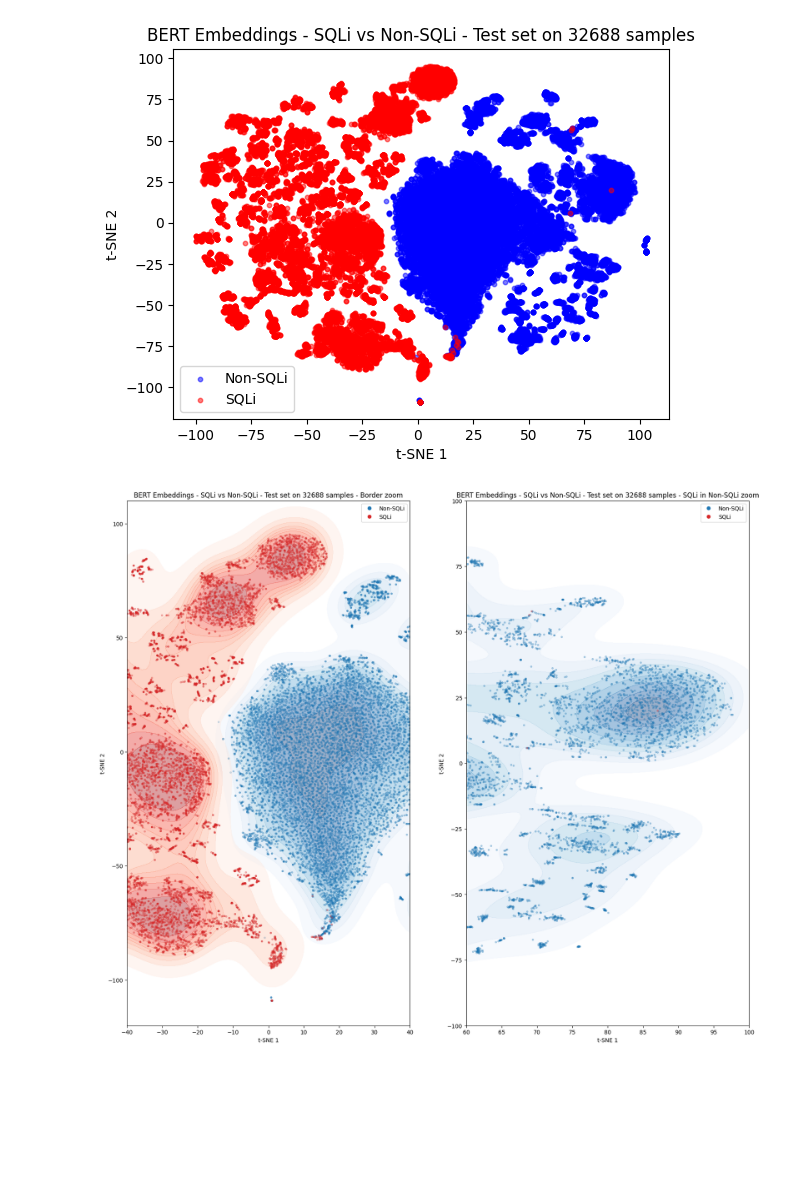
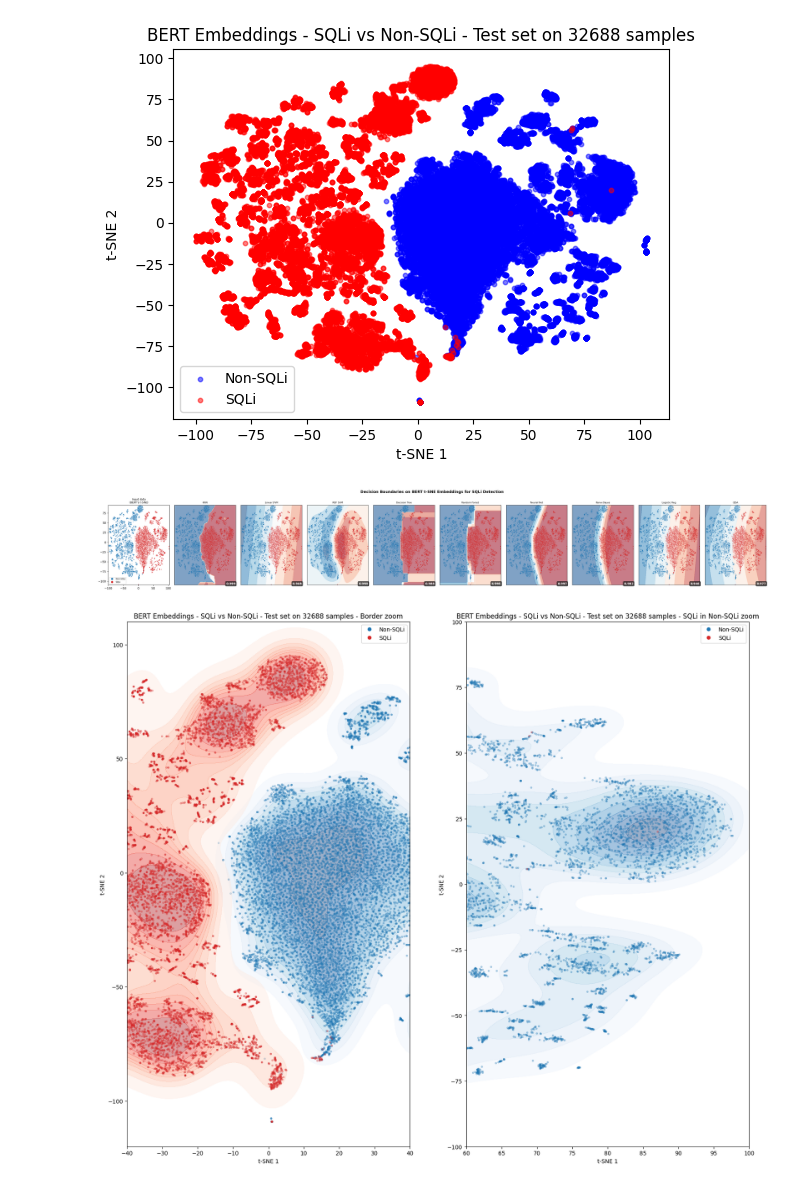
Before and after one commit to viserionnina/bert-sqli-detection, a Jupyter notebook: notebooks/training.ipynb, the cells around one changed output. Saved outputs shown, nothing was run; the diff lists cells and outputs as text; code cells hidden in the pictures; blank space fills up the shorter version.

```diff
--- a/notebooks/training.ipynb
+++ b/notebooks/training.ipynb
@@ -806,6 +806,87 @@ plt.savefig('../results/tsne_scatter_32688_samples_test.png', dpi=300, bbox_inch
 plt.show()
 # %% [output]
 [figure]
+# %%
+# Authors: The scikit-learn developers (modified by me to display BERT's + t-SNE coordinates)
+# SPDX-License-Identifier: BSD-3-Clause
+from matplotlib.colors import ListedColormap
+from matplotlib.lines import Line2D
+from sklearn.discriminant_analysis import QuadraticDiscriminantAnalysis
+from sklearn.ensemble import RandomForestClassifier, IsolationForest
+from sklearn.inspection import DecisionBoundaryDisplay
+from sklearn.linear_model import LogisticRegression
+from sklearn.model_selection import train_test_split
+from sklearn.naive_bayes import GaussianNB
+from sklearn.neighbors import KNeighborsClassifier
+from sklearn.neural_network import MLPClassifier
+from sklearn.pipeline import make_pipeline
+from sklearn.preprocessing import StandardScaler
+from sklearn.svm import SVC
+from sklearn.tree import DecisionTreeClassifier
+
+# Sample of 10000 points (just for basic visualization, we don't need everything)
+np.random.seed(42)
+idx = np.random.choice(len(X_2d), size=10000, replace=False)
+X_vis = X_2d[idx]
+y_vis = y[idx]
+
+X_train, X_test, y_train, y_test = train_test_split( X_vis, y_vis, test_size=0.3, random_state=42)
+
+names = ["KNN", "Linear SVM", "RBF SVM", "Decision Tree","Random Forest", "Neural Net", "Naive Bayes", "Logistic Reg.", "QDA"]
+
+classifiers = [
+    KNeighborsClassifier(5),
+    SVC(kernel="linear", C=0.025, random_state=42),
+    SVC(gamma=2, C=1, random_state=42),
+    DecisionTreeClassifier(max_depth=5, random_state=42),
+    RandomForestClassifier(max_depth=5, n_estimators=10, random_state=42),
+    MLPClassifier(alpha=1, max_iter=500, random_state=42),
+    GaussianNB(),
+    LogisticRegression(random_state=42),
+    QuadraticDiscriminantAnalysis(),
+]
+
+cm = plt.cm.RdBu
+cm_bright = ListedColormap(["#d62728", "#1f77b4"])  #red=SQLi, blue=Non-SQLi
+
+x_min, x_max = X_vis[:, 0].min() - 0.5, X_vis[:, 0].max() + 0.5
+y_min, y_max = X_vis[:, 1].min() - 0.5, X_vis[:, 1].max() + 0.5
+
+fig, ax = plt.subplots(1, len(classifiers) + 1, figsize=(32, 5))
+fig.suptitle("Decision Boundaries on BERT t-SNE Embeddings for SQLi Detection", fontsize=13, fontweight='bold')
+
+#Our input data - Test set from BERT's t-SNE
+ax[0].scatter(X_train[:, 0], X_train[:, 1], c=y_train, cmap=cm_bright, alpha=0.4, s=5, edgecolors='none')
+ax[0].scatter(X_test[:, 0], X_test[:, 1], c=y_test, cmap=cm_bright, alpha=0.25, s=5, edgecolors='none')
+ax[0].set_xlim(x_min, x_max)
+ax[0].set_ylim(y_min, y_max)
+ax[0].set_title("Input data\n(BERT's t-SNE)", fontsize=9)
+ax[0].legend(handles = [
+    Line2D([0], [0], marker='o', color='w', markerfacecolor='#1f77b4', markersize=8, label='Non-SQLi'),
+    Line2D([0], [0], marker='o', color='w', markerfacecolor='#d62728', markersize=8, label='SQLi')
+], fontsize=7, loc='lower left')
+
+# Classifier comparison
+for i, (name, clf) in enumerate(zip(names, classifiers)):
+    clf = make_pipeline(StandardScaler(), clf)
+    clf.fit(X_train, y_train)
+    score = clf.score(X_test, y_test)
+
+    DecisionBoundaryDisplay.from_estimator(clf, X_vis, cmap=cm, alpha=0.55, ax=ax[i+1], eps=0.5)
+    ax[i+1].scatter(X_train[:, 0], X_train[:, 1], c=y_train, cmap=cm_bright, alpha=0.35, s=4, edgecolors='none')
+    ax[i+1].scatter(X_test[:, 0], X_test[:, 1], c=y_test, cmap=cm_bright, alpha=0.25, s=4, edgecolors='none')
+    ax[i+1].set_xlim(x_min, x_max)
+    ax[i+1].set_ylim(y_min, y_max)
+    ax[i+1].set_xticks(())
+    ax[i+1].set_yticks(())
+    ax[i+1].set_title(name, fontsize=8)
+    ax[i+1].text(x_max - 0.5, y_min + 0.8, f'{score:.3f}', size=10, ha='right', fontweight='bold', color='white', bbox=dict(boxstyle='round,pad=0.3', facecolor='#222', alpha=0.75))
+
+plt.tight_layout()
+plt.savefig('../results/classifier_comparison_tsne.png', dpi=200, bbox_inches='tight')
+plt.show()
+# %% [output]
+[figure, added]
 # %%
 #KDE plot - Kernel Density Estimation - density plot
 import seaborn as sns
```
Also changed, not shown: parts of 3 cells of this notebook, 4 other files.
